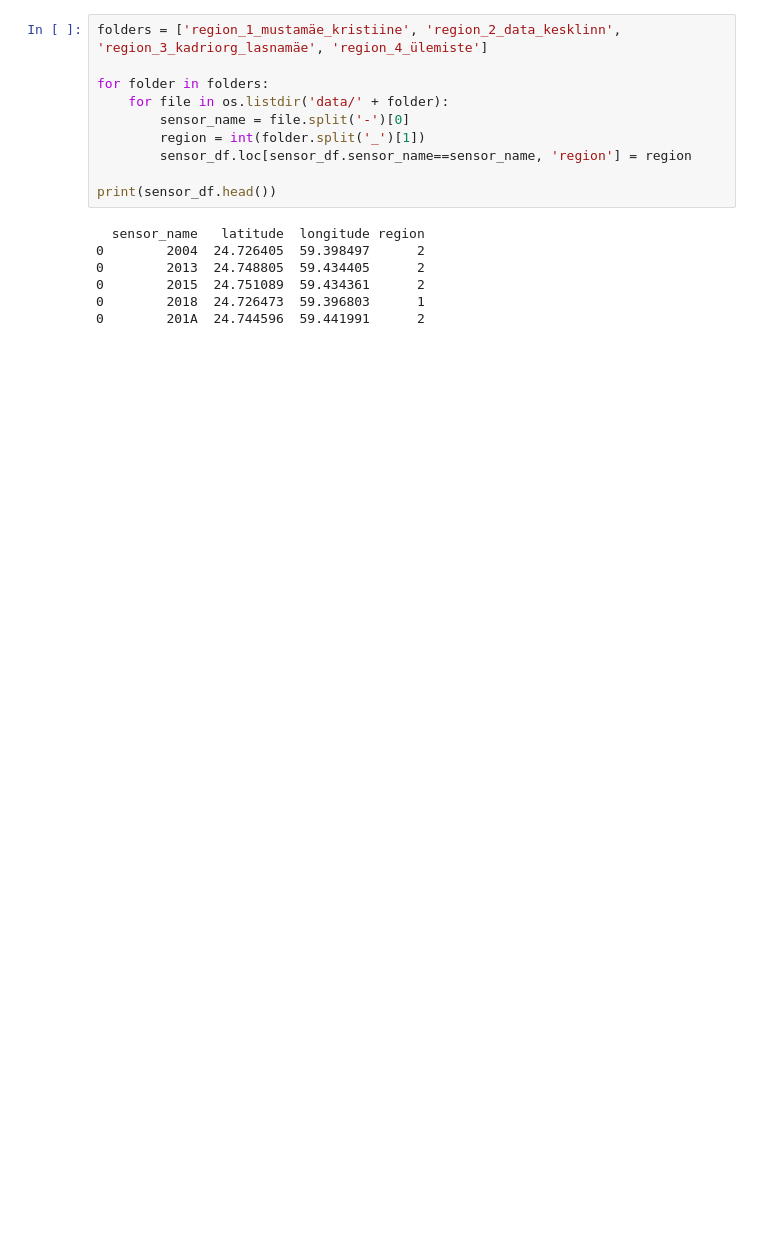
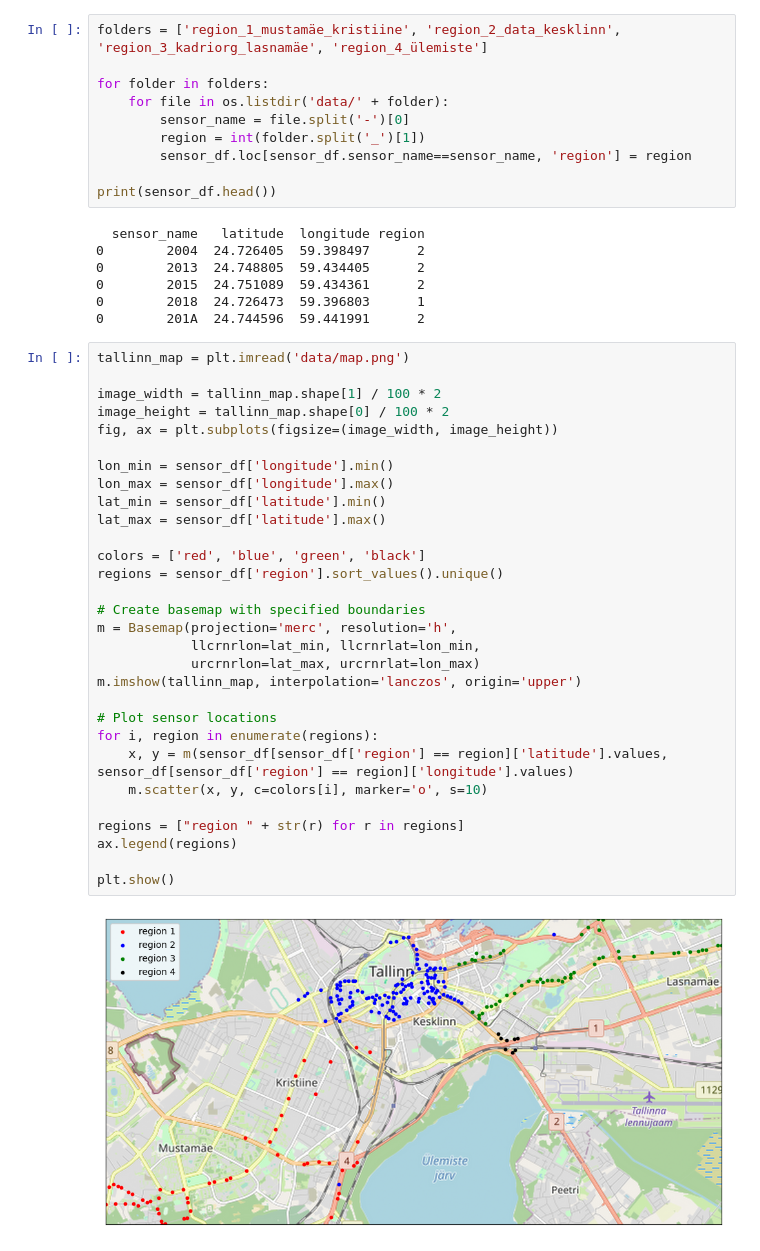
Before and after one commit to fahaerte/LSIES-FinalAssignment, a Jupyter notebook: SensorLocations.ipynb, the cells around one changed output. Saved outputs shown, nothing was run; the diff lists cells and outputs as text; blank space fills up the shorter version.

Commit message:
Show positions of sensors on map

```diff
--- a/SensorLocations.ipynb
+++ b/SensorLocations.ipynb
@@ -44,3 +38,35 @@ print(sensor_df.head())
 0        2015  24.751089  59.434361      2
 0        2018  24.726473  59.396803      1
 0        201A  24.744596  59.441991      2
+# %%
+tallinn_map = plt.imread('data/map.png')
+
+image_width = tallinn_map.shape[1] / 100 * 2
+image_height = tallinn_map.shape[0] / 100 * 2
+fig, ax = plt.subplots(figsize=(image_width, image_height))
+
+lon_min = sensor_df['longitude'].min()
+lon_max = sensor_df['longitude'].max()
+lat_min = sensor_df['latitude'].min()
+lat_max = sensor_df['latitude'].max()
+
+colors = ['red', 'blue', 'green', 'black']
+regions = sensor_df['region'].sort_values().unique()
+
+# Create basemap with specified boundaries
+m = Basemap(projection='merc', resolution='h',
+            llcrnrlon=lat_min, llcrnrlat=lon_min,
+            urcrnrlon=lat_max, urcrnrlat=lon_max)
+m.imshow(tallinn_map, interpolation='lanczos', origin='upper')
+
+# Plot sensor locations
+for i, region in enumerate(regions):
+    x, y = m(sensor_df[sensor_df['region'] == region]['latitude'].values, sensor_df[sensor_df['region'] == region]['longitude'].values)
+    m.scatter(x, y, c=colors[i], marker='o', s=10)
+
+regions = ["region " + str(r) for r in regions]
+ax.legend(regions)
+
+plt.show()
+# %% [output]
+[figure, added]
```
Also changed, not shown: parts of 2 cells of this notebook, 1 other file.
